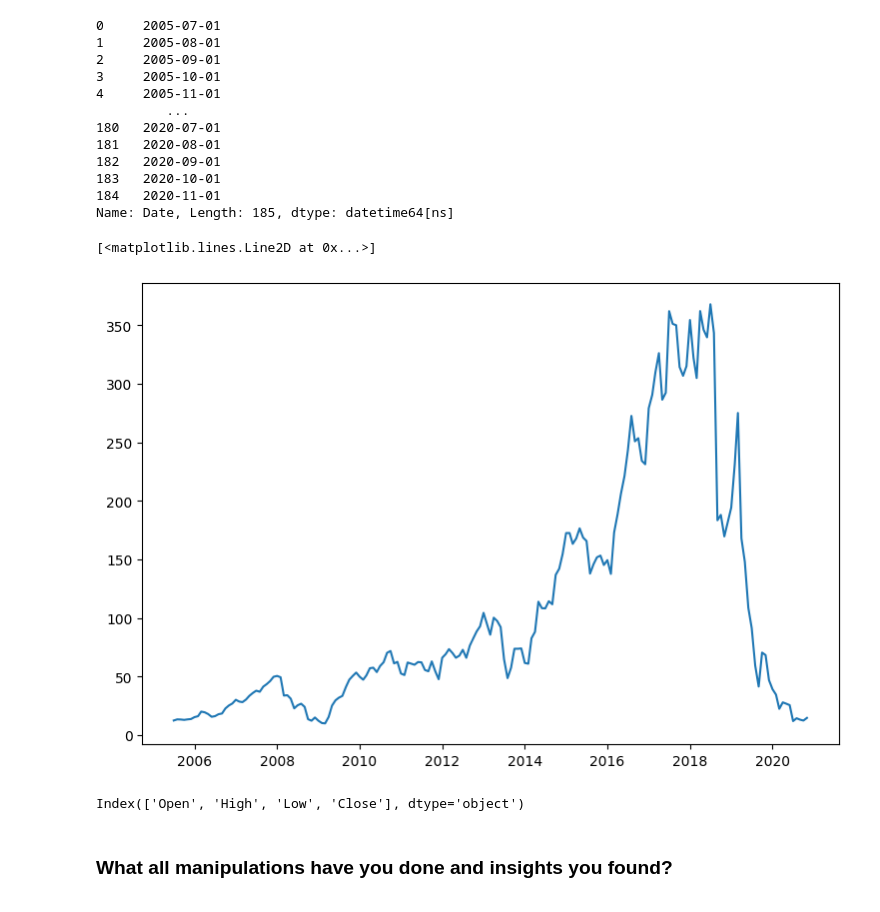
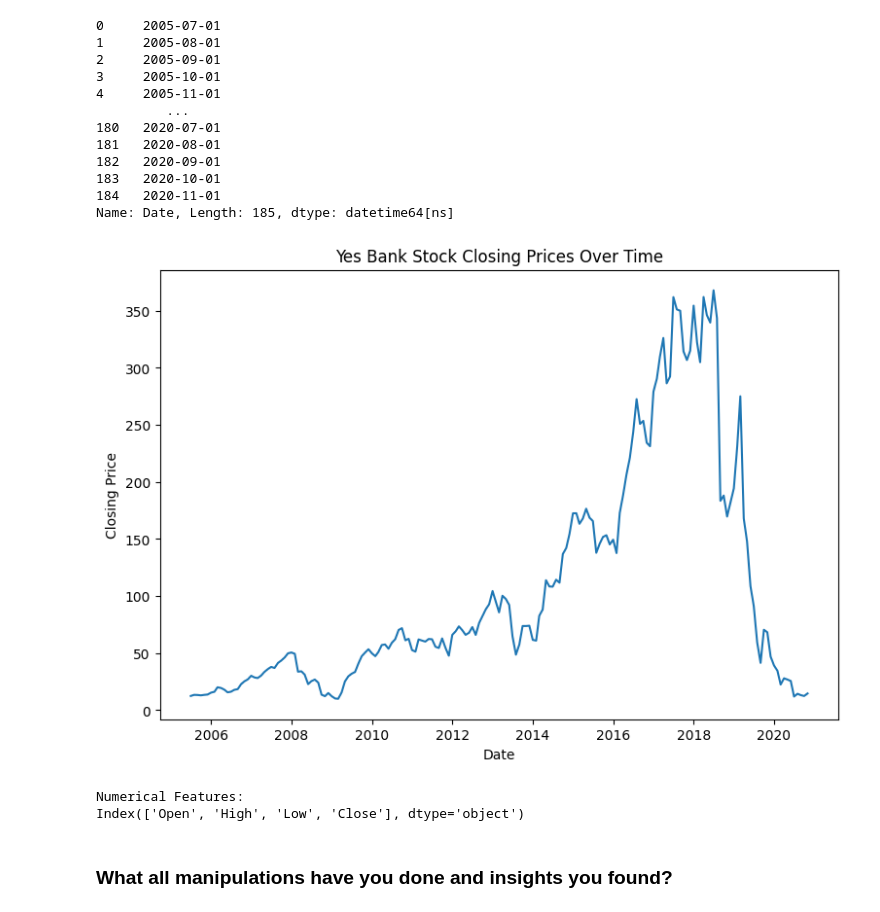
Before and after one commit to Satyabrata117/Yes-Bank-Stock-Closing-Price-Predictor, a Jupyter notebook: Yes_Bank_Stock_Closing_Price_Predictor.ipynb, the cells around one changed output. Cells and saved outputs as stored; diff of their text form; code cells hidden in the pictures.

```diff
--- a/Yes_Bank_Stock_Closing_Price_Predictor.ipynb
+++ b/Yes_Bank_Stock_Closing_Price_Predictor.ipynb
@@ -279,18 +292,24 @@ data['Date']
 183   2020-10-01
 184   2020-11-01
 Name: Date, Length: 185, dtype: datetime64[ns]
-# %%
-plt.figure(figsize=(9,6))
-plt.plot(data['Date'],data['Close'])
-# %% [output]
-[<matplotlib.lines.Line2D at 0x...>]
-[figure, removed]
-# %%
-# Taking a Numerical Feature from Data
-numeric_fea=data.describe().columns
-numeric_fea
-# %% [output]
-Index(['Open', 'High', 'Low', 'Close'], dtype='object')
+# %%
+# Plotting the Close prices over time
+plt.figure(figsize=(9, 6))
+plt.plot(data['Date'], data['Close'])
+plt.title('Yes Bank Stock Closing Prices Over Time')
+plt.xlabel('Date')
+plt.ylabel('Closing Price')
+plt.show()
+# %% [output]
+[figure, added]
+# %%
+# Extracting numerical feature names
+numeric_features = data.describe().columns
+print("Numerical Features:")
+print(numeric_features)
+# %% [output]
+Numerical Features:
+Index(['Open', 'High', 'Low', 'Close'], dtype='object')
 # %% [markdown]
 ### What all manipulations have you done and insights you found?
 # %% [markdown]
```
Also changed, not shown: parts of 117 cells of this notebook.
